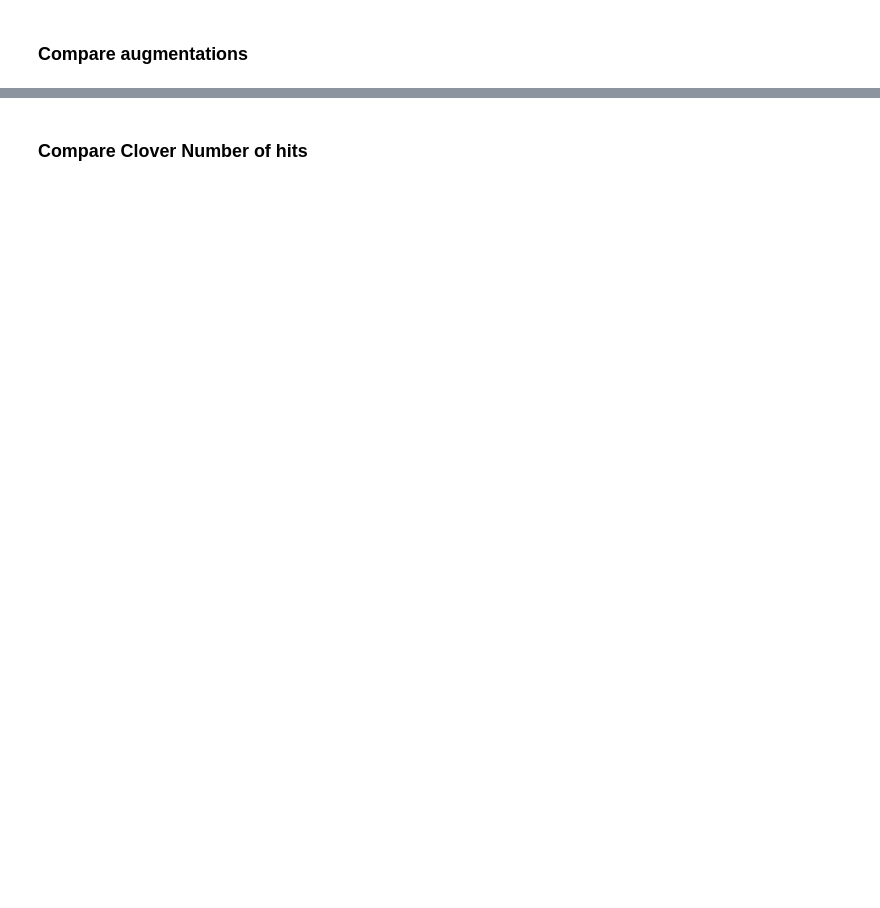
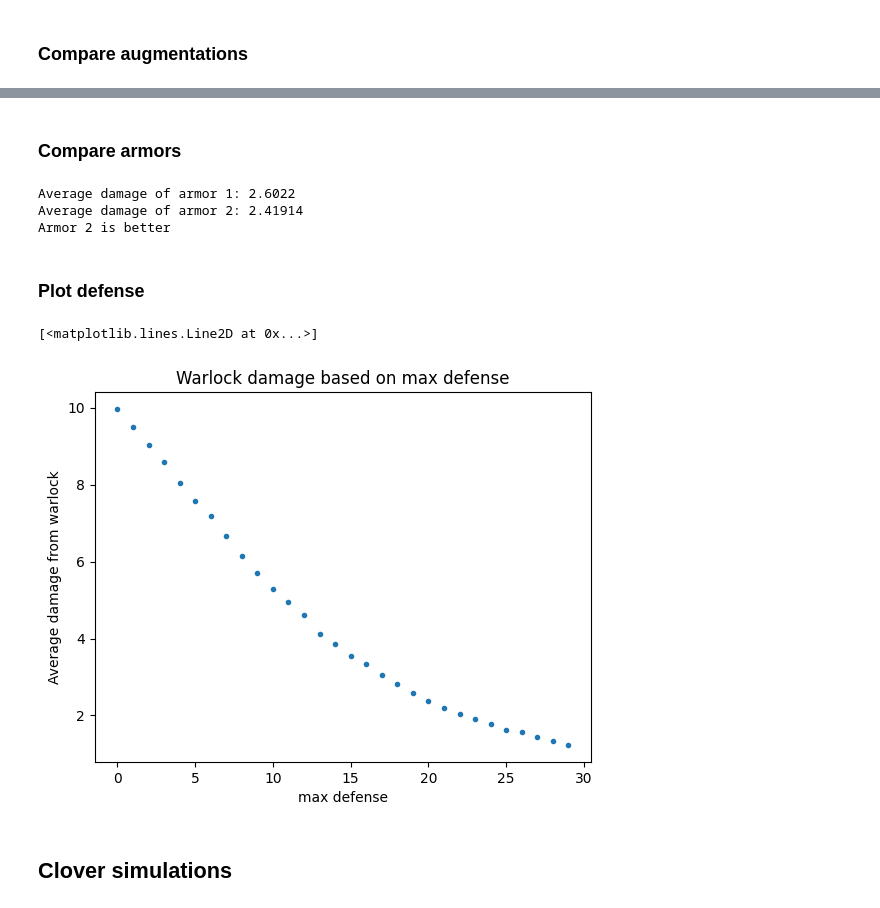
Before and after one commit to lordlen/ShPDTests, a Jupyter notebook: shattered pd tests.ipynb, the cells around one changed output, grey strips where cells are left out. Saved outputs shown, nothing was run; the diff lists cells and outputs as text; code cells hidden in the pictures; blank space fills up the shorter version.

```diff
--- a/shattered pd tests.ipynb
+++ b/shattered pd tests.ipynb
@@ -152,3 +244,49 @@ Evasion augment percent change: -18.520646035446862
+# %% [markdown]
+### Compare armors
+# %%
+# configure variables here
+creature = Creatures.bat
+armor1 = ArmorInstance(Armors.leather, 1, ArmorAugment.EVASION)
+armor2 = ArmorInstance(Armors.scale, 1, ArmorAugment.NONE)
+hero_level = 13
+evasion_multiplier = 1
+num_simulations = 100000
+extra_defenses = [(0,7)]
+
+data1 = simulate_damage_taken(accuracy, damage_interval, armor1, hero_level, evasion_multiplier, num_simulations, extra_defenses)
+data2 = simulate_damage_taken(accuracy, damage_interval, armor2, hero_level, evasion_multiplier, num_simulations, extra_defenses)
+
+avg_damage1 = np.average(data1)
+avg_damage2 = np.average(data2)
+
+print(f"Average damage of armor 1: {avg_damage1}")
+print(f"Average damage of armor 2: {avg_damage2}")
+print(f"Armor {1 if avg_damage1 < avg_damage2 else 2} is better")
+# %% [output]
+Average damage of armor 1: 2.6022
+Average damage of armor 2: 2.41914
+Armor 2 is better
+# %% [markdown]
+### Plot defense
+# %%
+damage_interval = Creatures.warlock.damage
+num_simulations= 10000
+num_plots = 30
+bonus_defense = (0, 18) #8 19
+
+average_damage = []
+
+for max_defense in range(num_plots):
+    data_points = simulate_damage([(0, max_defense), bonus_defense], [damage_interval], 1.0, num_simulations)
+    average_damage.append(np.average(data_points))
+
+plt.title("Warlock damage based on max defense")
+plt.xlabel("max defense")
+plt.ylabel("Average damage from warlock")
+plt.plot(range(num_plots), average_damage, '.')
+# %% [output]
+[<matplotlib.lines.Line2D at 0x...>]
+[figure, added]
 # %% [markdown]
-### Compare Clover Number of hits
+## Clover simulations
 # %%
```
Also changed, not shown: parts of 20 cells of this notebook.
